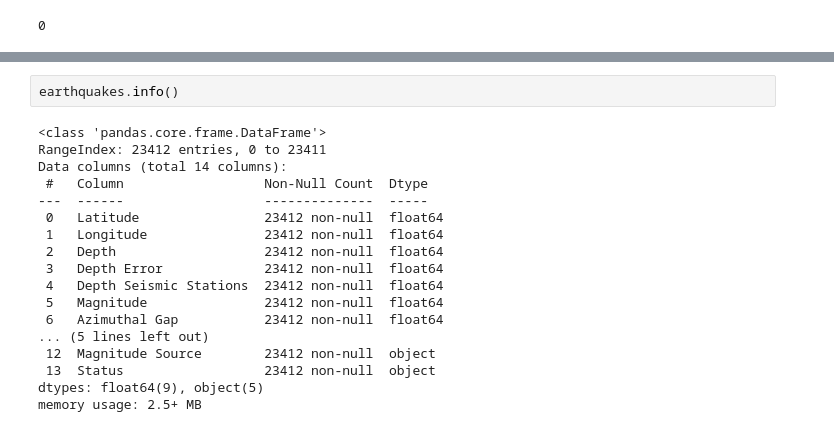
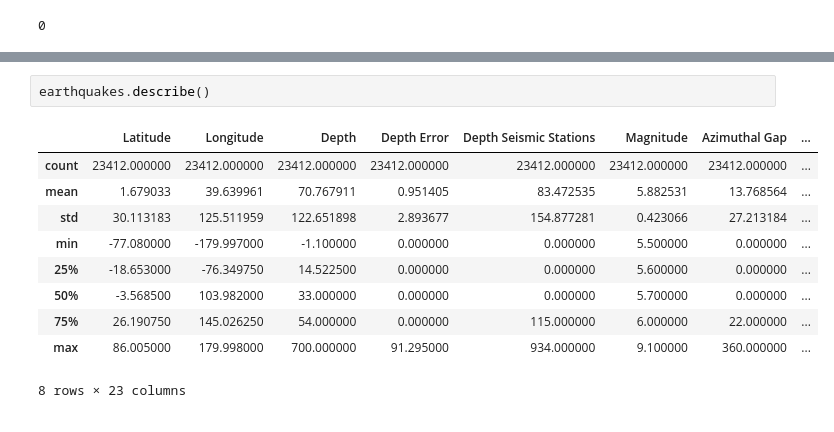
Before and after one commit to kggold4/final-project-intro-data-science, a Jupyter notebook: notebook3.ipynb, the cells around one changed output, grey strips where cells are left out. Cells and saved outputs as stored; diff of their text form.

```diff
--- a/notebook3.ipynb
+++ b/notebook3.ipynb
@@ -779,20 +780,13 @@ dtype: int64
 # %%
-earthquakes.info()
+earthquakes.describe()
 # %% [output]
+|  | Latitude | Longitude | Depth | Depth Error | Depth Seismic Stations | Magnitude | Azimuthal Gap | ... |
+| count | 23412.000000 | 23412.000000 | 23412.000000 | 23412.000000 | 23412.000000 | 23412.000000 | 23412.000000 | ... |
+| mean | 1.679033 | 39.639961 | 70.767911 | 0.951405 | 83.472535 | 5.882531 | 13.768564 | ... |
+| std | 30.113183 | 125.511959 | 122.651898 | 2.893677 | 154.877281 | 0.423066 | 27.213184 | ... |
+| min | -77.080000 | -179.997000 | -1.100000 | 0.000000 | 0.000000 | 5.500000 | 0.000000 | ... |
+| 25% | -18.653000 | -76.349750 | 14.522500 | 0.000000 | 0.000000 | 5.600000 | 0.000000 | ... |
+| 50% | -3.568500 | 103.982000 | 33.000000 | 0.000000 | 0.000000 | 5.700000 | 0.000000 | ... |
+| 75% | 26.190750 | 145.026250 | 54.000000 | 0.000000 | 115.000000 | 6.000000 | 22.000000 | ... |
+| max | 86.005000 | 179.998000 | 700.000000 | 91.295000 | 934.000000 | 9.100000 | 360.000000 | ... |
-<class 'pandas.core.frame.DataFrame'>
-RangeIndex: 23412 entries, 0 to 23411
-Data columns (total 14 columns):
- #   Column                  Non-Null Count  Dtype
----  ------                  --------------  -----
- 0   Latitude                23412 non-null  float64
- 1   Longitude               23412 non-null  float64
- 2   Depth                   23412 non-null  float64
- 3   Depth Error             23412 non-null  float64
- 4   Depth Seismic Stations  23412 non-null  float64
- 5   Magnitude               23412 non-null  float64
- 6   Azimuthal Gap           23412 non-null  float64
-... (5 lines left out)
- 12  Magnitude Source        23412 non-null  object
- 13  Status                  23412 non-null  object
-dtypes: float64(9), object(5)
-memory usage: 2.5+ MB
+8 rows × 23 columns
```
Also changed, not shown: parts of 14 cells of this notebook.
